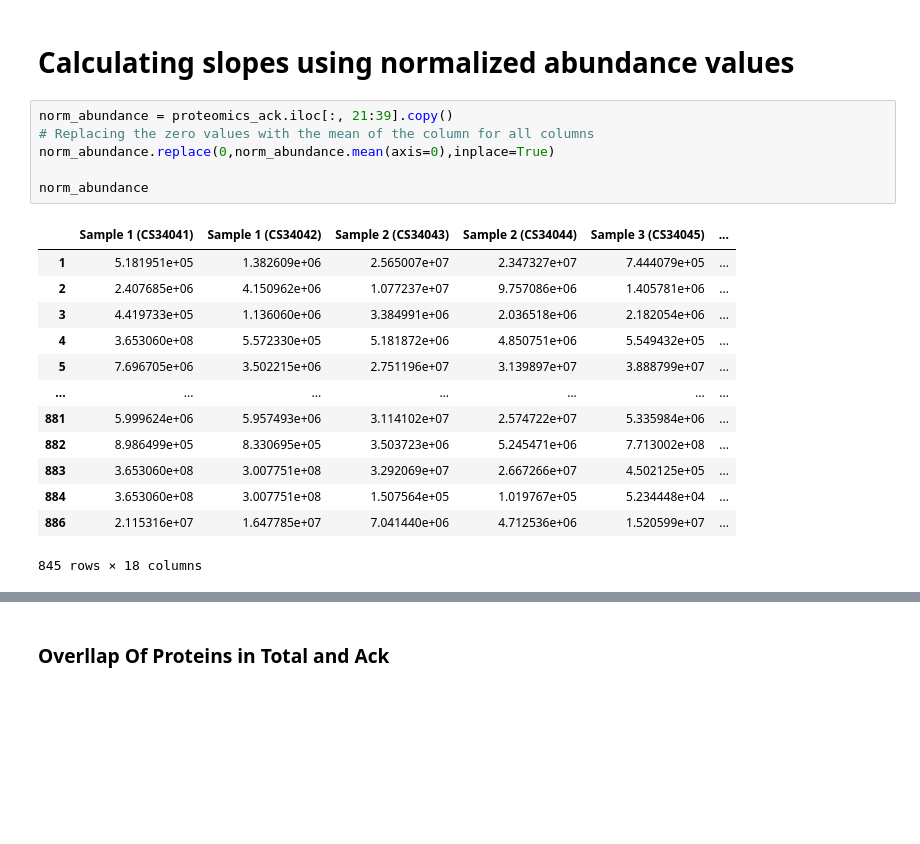
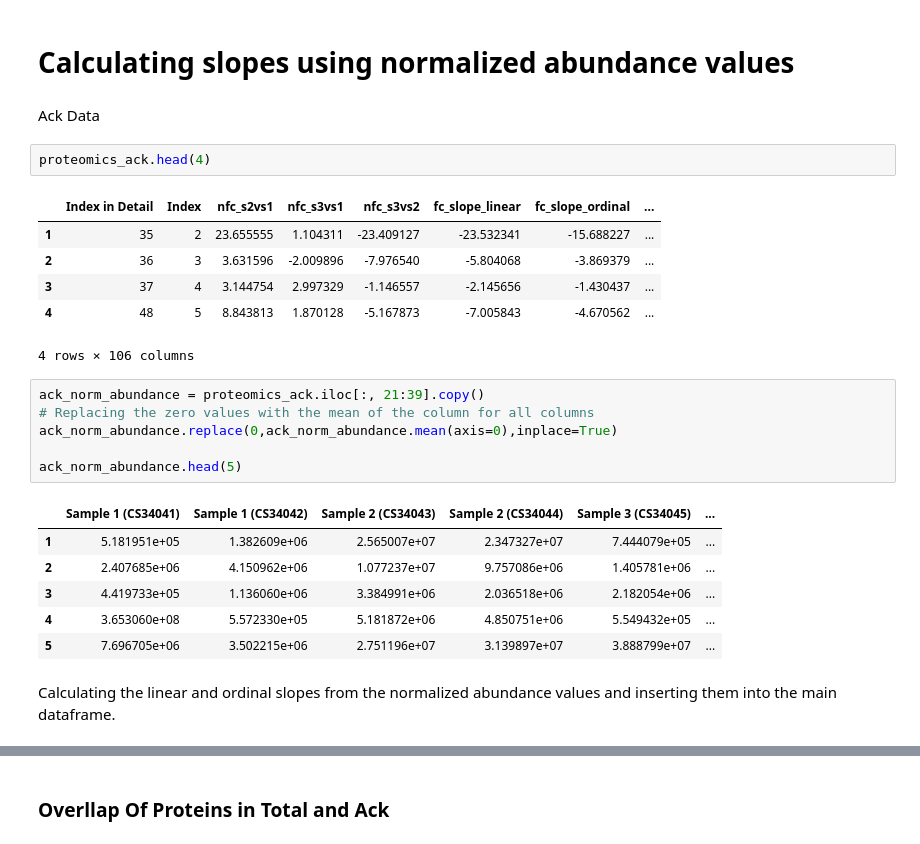
Before and after one commit to KyraGriffin/bmsip_internship_seta, a Jupyter notebook: protein_isolation.ipynb, the cells around one changed output, grey strips where cells are left out. Cells and saved outputs as stored; diff of their text form; blank space fills up the shorter version.

Commit message:
Calculated slopes from normalized abundance and noise signal. Currently, looking into row-wise permutation tests.

```diff
--- a/protein_isolation.ipynb
+++ b/protein_isolation.ipynb
@@ -615,23 +615,29 @@ proteomics_total.sort_values('fc_slope_ordinal', ascending=False).head(5)
 5 rows × 36 columns
 # %% [markdown]
 # Calculating slopes using normalized abundance values
+# %% [markdown]
+Ack Data
+# %%
+proteomics_ack.head(4)
+# %% [output]
+|  | Index in Detail | Index | nfc_s2vs1 | nfc_s3vs1 | nfc_s3vs2 | fc_slope_linear | fc_slope_ordinal | ... |
+| 1 | 35 | 2 | 23.655555 | 1.104311 | -23.409127 | -23.532341 | -15.688227 | ... |
+| 2 | 36 | 3 | 3.631596 | -2.009896 | -7.976540 | -5.804068 | -3.869379 | ... |
+| 3 | 37 | 4 | 3.144754 | 2.997329 | -1.146557 | -2.145656 | -1.430437 | ... |
+| 4 | 48 | 5 | 8.843813 | 1.870128 | -5.167873 | -7.005843 | -4.670562 | ... |
+4 rows × 106 columns
 # %%
-norm_abundance = proteomics_ack.iloc[:, 21:39].copy()
+ack_norm_abundance = proteomics_ack.iloc[:, 21:39].copy()
 # Replacing the zero values with the mean of the column for all columns
-norm_abundance.replace(0,norm_abundance.mean(axis=0),inplace=True)
+ack_norm_abundance.replace(0,ack_norm_abundance.mean(axis=0),inplace=True)
 
-norm_abundance
+ack_norm_abundance.head(5)
 # %% [output]
 |  | Sample 1 (CS34041) | Sample 1 (CS34042) | Sample 2 (CS34043) | Sample 2 (CS34044) | Sample 3 (CS34045) | ... |
 | 1 | 5.181951e+05 | 1.382609e+06 | 2.565007e+07 | 2.347327e+07 | 7.444079e+05 | ... |
 | 2 | 2.407685e+06 | 4.150962e+06 | 1.077237e+07 | 9.757086e+06 | 1.405781e+06 | ... |
 | 3 | 4.419733e+05 | 1.136060e+06 | 3.384991e+06 | 2.036518e+06 | 2.182054e+06 | ... |
 | 4 | 3.653060e+08 | 5.572330e+05 | 5.181872e+06 | 4.850751e+06 | 5.549432e+05 | ... |
 | 5 | 7.696705e+06 | 3.502215e+06 | 2.751196e+07 | 3.139897e+07 | 3.888799e+07 | ... |
-| ... | ... | ... | ... | ... | ... | ... |
-| 881 | 5.999624e+06 | 5.957493e+06 | 3.114102e+07 | 2.574722e+07 | 5.335984e+06 | ... |
-| 882 | 8.986499e+05 | 8.330695e+05 | 3.503723e+06 | 5.245471e+06 | 7.713002e+08 | ... |
-| 883 | 3.653060e+08 | 3.007751e+08 | 3.292069e+07 | 2.667266e+07 | 4.502125e+05 | ... |
-| 884 | 3.653060e+08 | 3.007751e+08 | 1.507564e+05 | 1.019767e+05 | 5.234448e+04 | ... |
-| 886 | 2.115316e+07 | 1.647785e+07 | 7.041440e+06 | 4.712536e+06 | 1.520599e+07 | ... |
-845 rows × 18 columns
+# %% [markdown]
+Calculating the linear and ordinal slopes from the normalized abundance values and inserting them into the main dataframe.
```
Also changed, not shown: parts of 8 cells of this notebook.
